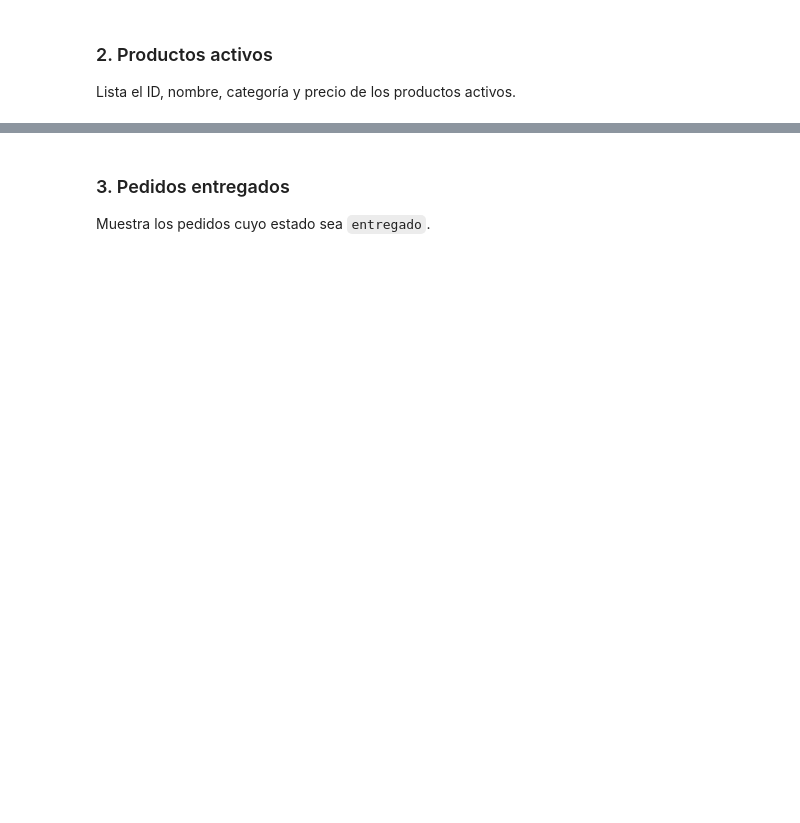
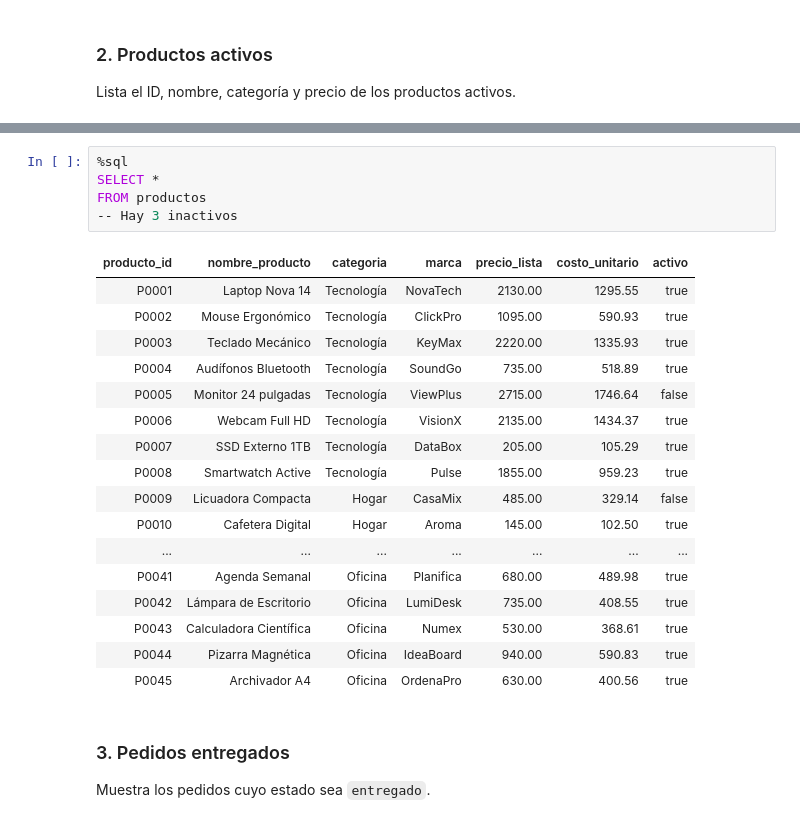
Before and after one commit to lafavorita-jh/dataengineer-g1, a Jupyter notebook: fundamentos_sql/notebooks/caso_01_preguntas.ipynb, the cells around one changed output, grey strips where cells are left out. Saved outputs shown, nothing was run; the diff lists cells and outputs as text; blank space fills up the shorter version.

```diff
--- a/fundamentos_sql/notebooks/caso_01_preguntas.ipynb
+++ b/fundamentos_sql/notebooks/caso_01_preguntas.ipynb
@@ -418,3 +538,26 @@ Lista el ID, nombre, categoría y precio de los productos activos.
+# %%
+%sql
+SELECT *
+FROM productos
+-- Hay 3 inactivos
+# %% [output]
+| producto_id | nombre_producto | categoria | marca | precio_lista | costo_unitario | activo |
+| P0001 | Laptop Nova 14 | Tecnología | NovaTech | 2130.00 | 1295.55 | true |
+| P0002 | Mouse Ergonómico | Tecnología | ClickPro | 1095.00 | 590.93 | true |
+| P0003 | Teclado Mecánico | Tecnología | KeyMax | 2220.00 | 1335.93 | true |
+| P0004 | Audífonos Bluetooth | Tecnología | SoundGo | 735.00 | 518.89 | true |
+| P0005 | Monitor 24 pulgadas | Tecnología | ViewPlus | 2715.00 | 1746.64 | false |
+| P0006 | Webcam Full HD | Tecnología | VisionX | 2135.00 | 1434.37 | true |
+| P0007 | SSD Externo 1TB | Tecnología | DataBox | 205.00 | 105.29 | true |
+| P0008 | Smartwatch Active | Tecnología | Pulse | 1855.00 | 959.23 | true |
+| P0009 | Licuadora Compacta | Hogar | CasaMix | 485.00 | 329.14 | false |
+| P0010 | Cafetera Digital | Hogar | Aroma | 145.00 | 102.50 | true |
+| ... | ... | ... | ... | ... | ... | ... |
+| P0041 | Agenda Semanal | Oficina | Planifica | 680.00 | 489.98 | true |
+| P0042 | Lámpara de Escritorio | Oficina | LumiDesk | 735.00 | 408.55 | true |
+| P0043 | Calculadora Científica | Oficina | Numex | 530.00 | 368.61 | true |
+| P0044 | Pizarra Magnética | Oficina | IdeaBoard | 940.00 | 590.83 | true |
+| P0045 | Archivador A4 | Oficina | OrdenaPro | 630.00 | 400.56 | true |
 # %% [markdown]
 ### 3. Pedidos entregados
 
```
Also changed, not shown: parts of 74 cells of this notebook.
